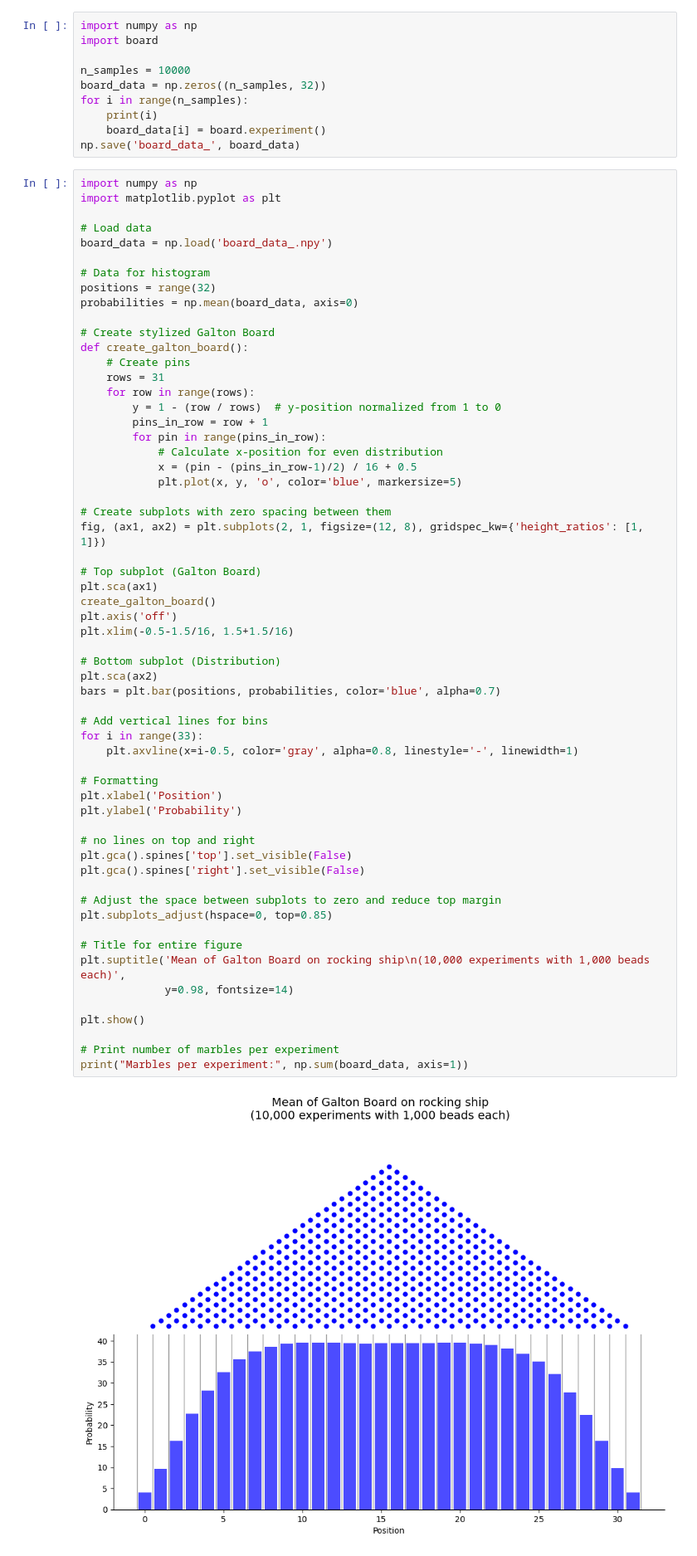
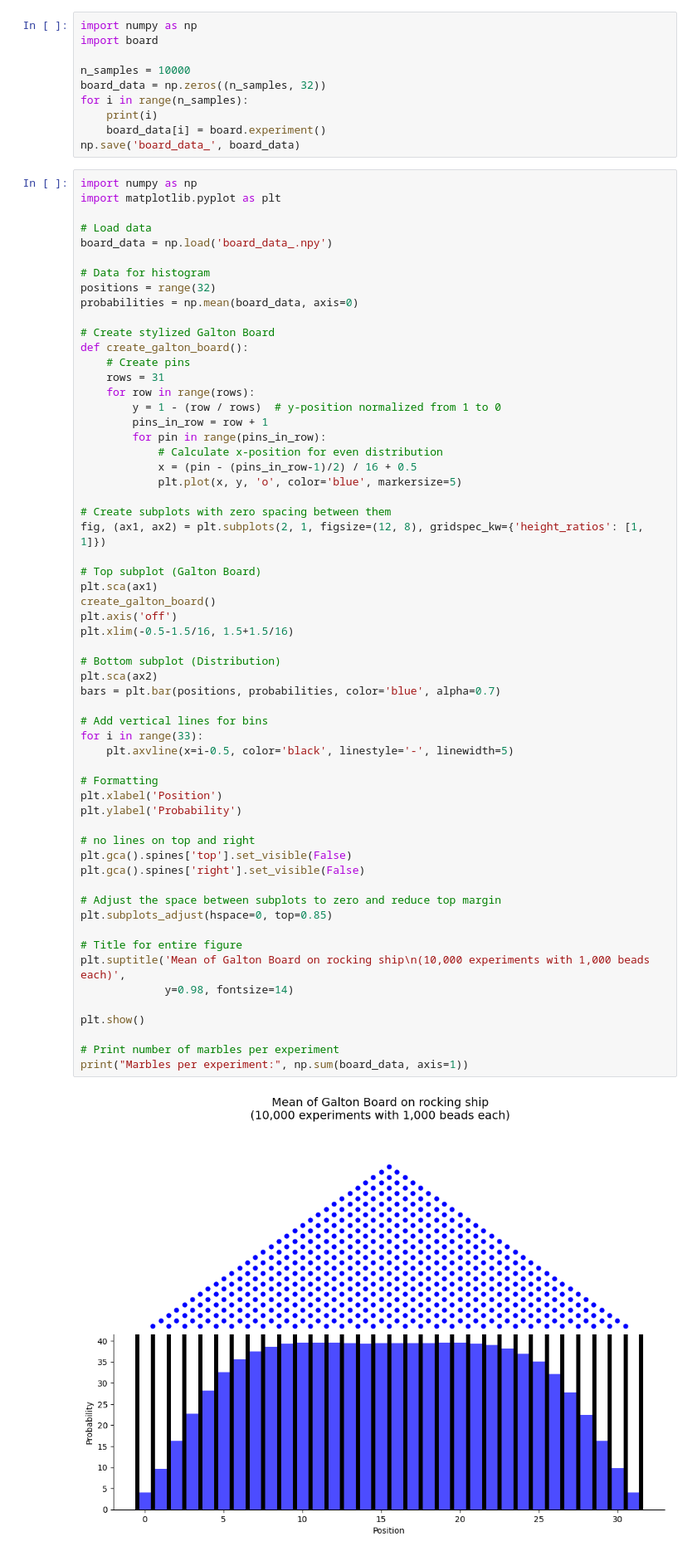
Before and after one commit to dakusch/tif345_project_3, a Jupyter notebook: src/project_3_david.ipynb, the cells around one changed output. Shown at 83% size. Saved outputs shown, nothing was run; the diff lists cells and outputs as text.

```diff
--- a/src/project_3_david.ipynb
+++ b/src/project_3_david.ipynb
@@ -40,35 +40,35 @@ create_galton_board()
 plt.axis('off')
 plt.xlim(-0.5-1.5/16, 1.5+1.5/16)
 
 # Bottom subplot (Distribution)
 plt.sca(ax2)
 bars = plt.bar(positions, probabilities, color='blue', alpha=0.7)
 
 # Add vertical lines for bins
 for i in range(33):
-    plt.axvline(x=i-0.5, color='gray', alpha=0.8, linestyle='-', linewidth=1)
+    plt.axvline(x=i-0.5, color='black', linestyle='-', linewidth=5)
 
 # Formatting
 plt.xlabel('Position')
 plt.ylabel('Probability')
 
 # no lines on top and right
 plt.gca().spines['top'].set_visible(False)
 plt.gca().spines['right'].set_visible(False)
 
 # Adjust the space between subplots to zero and reduce top margin
 plt.subplots_adjust(hspace=0, top=0.85)
 
 # Title for entire figure
 plt.suptitle('Mean of Galton Board on rocking ship\n(10,000 experiments with 1,000 beads each)',
              y=0.98, fontsize=14)
 
 plt.show()
 
 # Print number of marbles per experiment
 print("Marbles per experiment:", np.sum(board_data, axis=1))
 # %% [output]
-[figure, old version]
+[figure, new version]
 Marbles per experiment: [1000. 1000. 1000. ... 1000. 1000. 1000.]
 # %%
 def simulate_single_bead(alpha, s, n_rows=31):
```
Also changed, not shown: 1 other file.
